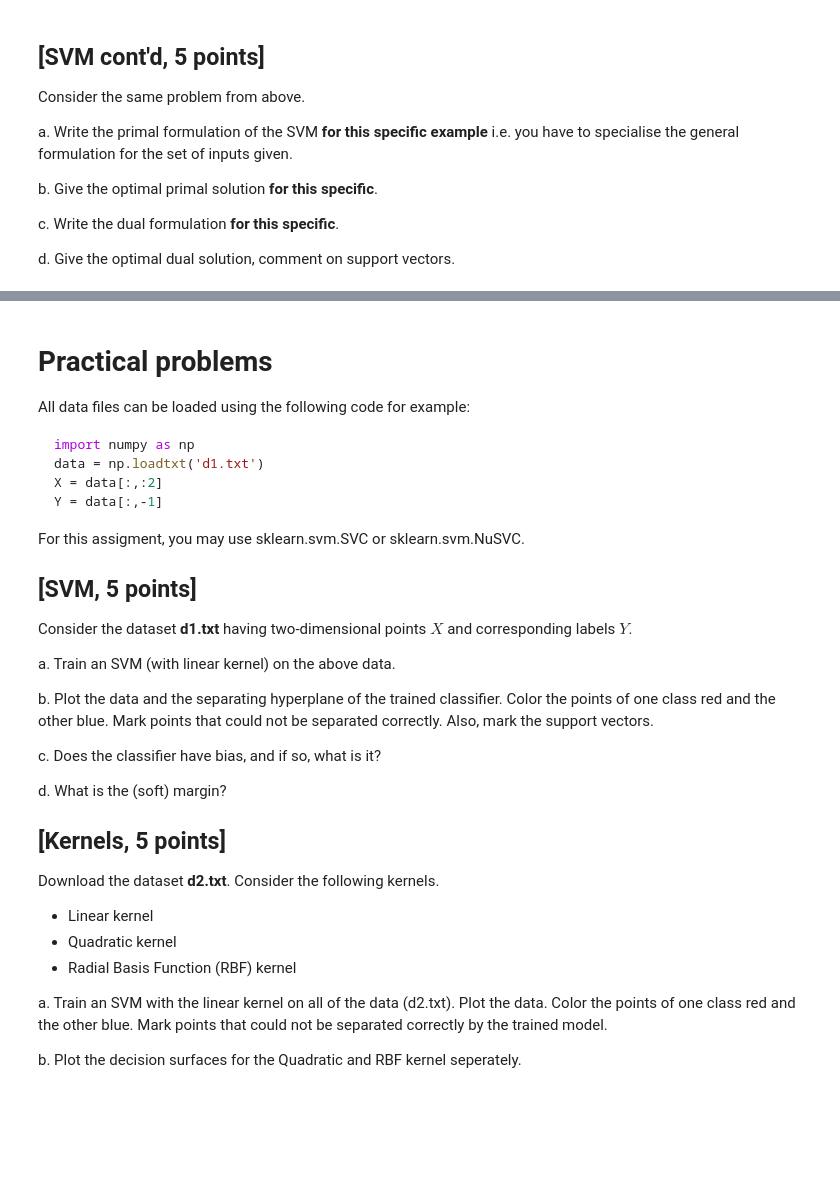
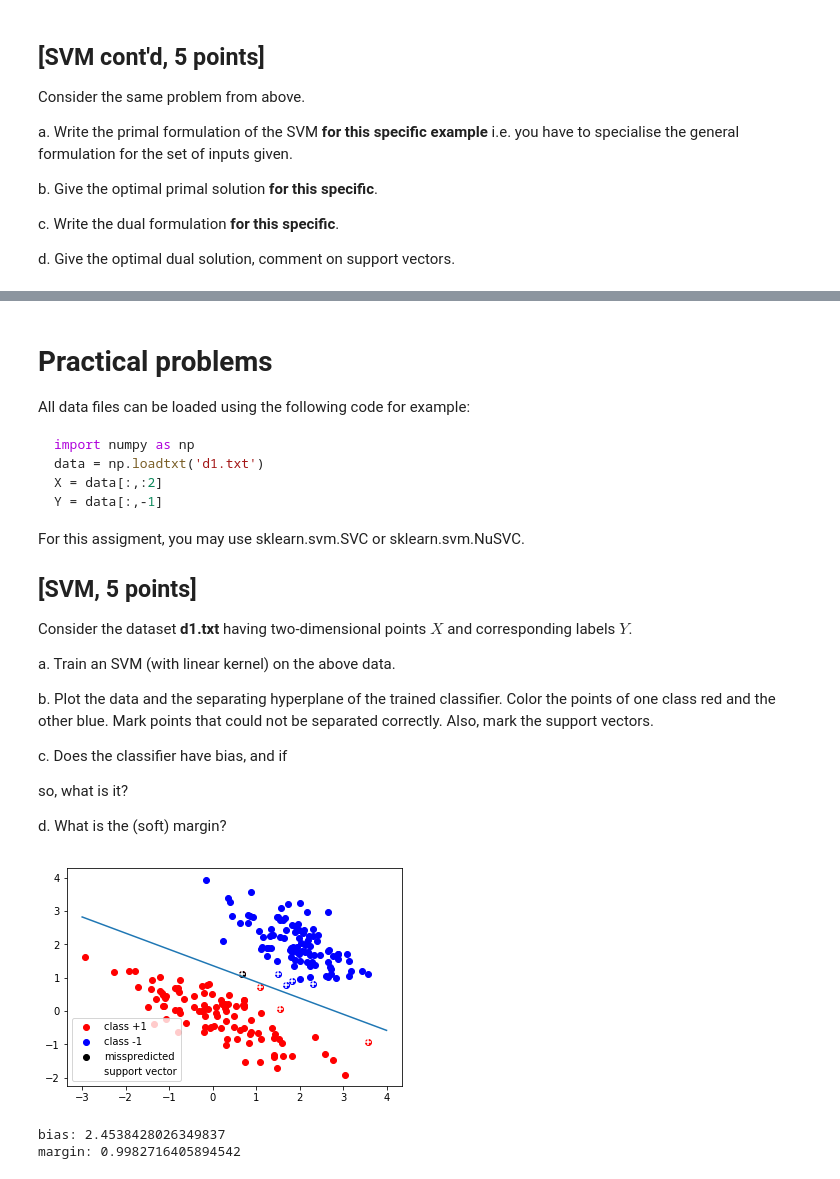
Before and after one commit to vchristoffersson/TDA231, a Jupyter notebook: hw4/hw4.ipynb, the cells around one changed output, grey strips where cells are left out. Cells and saved outputs as stored; diff of their text form; code cells hidden in the pictures; blank space fills up the shorter version.

```diff
--- a/hw4/hw4.ipynb
+++ b/hw4/hw4.ipynb
@@ -91,18 +133,60 @@ a. Train an SVM (with linear kernel) on the above data.
 
 b. Plot the data and the separating hyperplane of the trained classifier. Color the points of one class red and the other blue. Mark points that could not be separated correctly. Also, mark the support vectors.
 
-c. Does the classifier have bias, and if so, what is it?
+c. Does the classifier have bias, and if
+
+so, what is it?
 
 d. What is the (soft) margin?
-
-## [Kernels, 5 points]
-
-Download the dataset **d2.txt**. Consider the following kernels.
-
-* Linear kernel
-* Quadratic kernel
-* Radial Basis Function (RBF) kernel
-
-a. Train an SVM with the linear kernel on all of the data (d2.txt). Plot the data. Color the points of one class red and the other blue. Mark points that could not be separated correctly by the trained model.
-
-b. Plot the decision surfaces for the Quadratic and RBF kernel seperately.
+# %%
+import numpy as np
+import matplotlib.pyplot as plt
+from sklearn.svm import SVC
+
+data = np.loadtxt('d1.txt')
+X = data[:,:2]
+Y = data[:,-1]
+
+Xpos = X[Y == 1]
+Xneg = X[Y == -1]
+
+#Train model
+clf = SVC(kernel='linear')
+fitted = clf.fit(X, Y)
+
+W = fitted.coef_[0]
+I = fitted.intercept_
+
+a = -W[0] / W[1]
+b = I[0] / W[1]
+
+x = np.linspace(-3, 4)
+y = a*x - b
+
+#Margin
+margin = 1 / np.sqrt(W[0]*W[0] + W[1]*W[1])
+margin = 2*margin
+
+#Find mislabelled points
+pred = fitted.predict(X)
+fault = [Y != pred]
+faultpoints = X[fault]
+
+support = fitted.support_
+vec = X[support]
+
+
+plt.scatter(Xpos[:,:1], Xpos[:,-1], color='red', label = 'class +1')
+plt.scatter(Xneg[:,:1], Xneg[:,-1], color='blue', label = 'class -1')
+plt.scatter(faultpoints[:,:1], faultpoints[:,-1], color='black', label = 'misspredicted')
+plt.scatter(vec[:,:1], vec[:,-1], marker='+', color='white', label = 'support vector')
+plt.plot(x, y)
+plt.legend()
+plt.show()
+
+print('bias:', I[0])
+print('margin:', margin)
+# %% [output]
+[figure, added]
+bias: 2.4538428026349837
+margin: 0.9982716405894542
```
Also changed, not shown: parts of 5 cells of this notebook.
